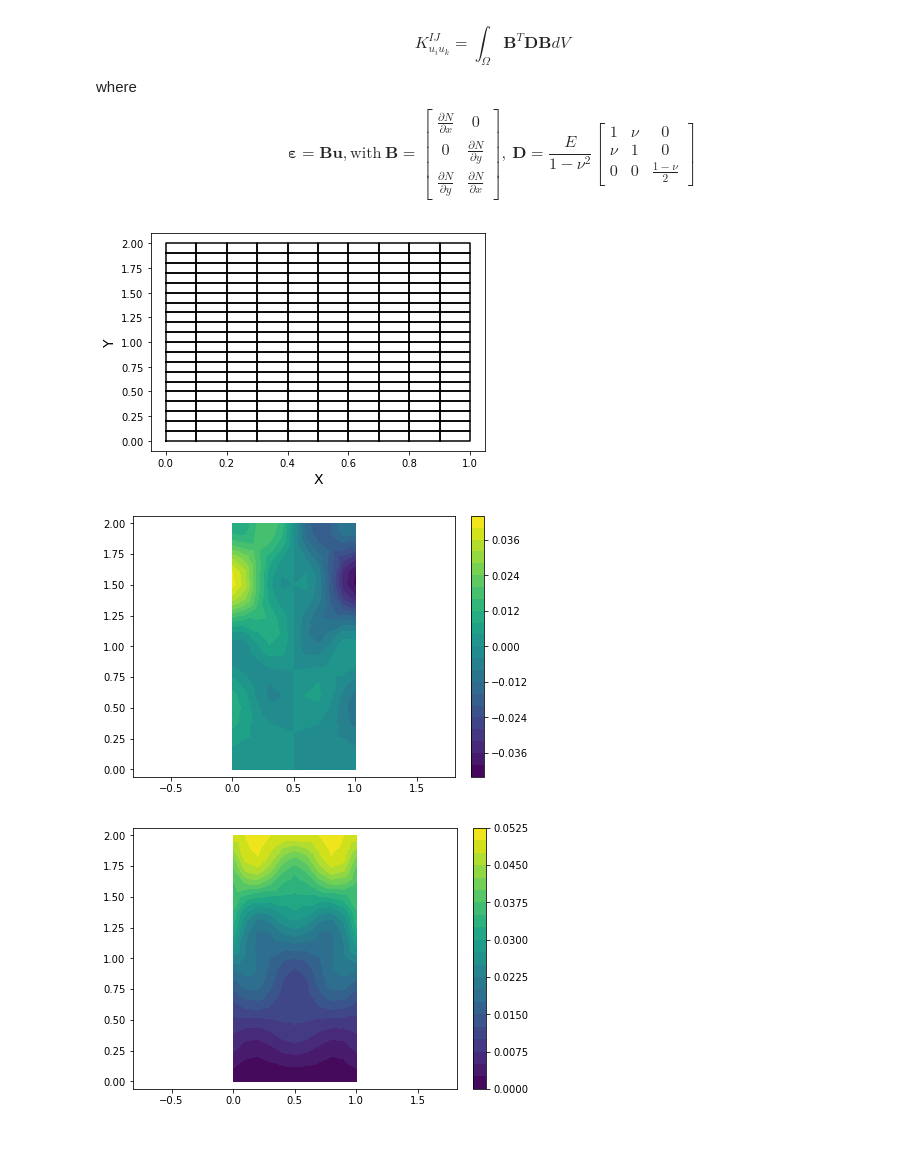
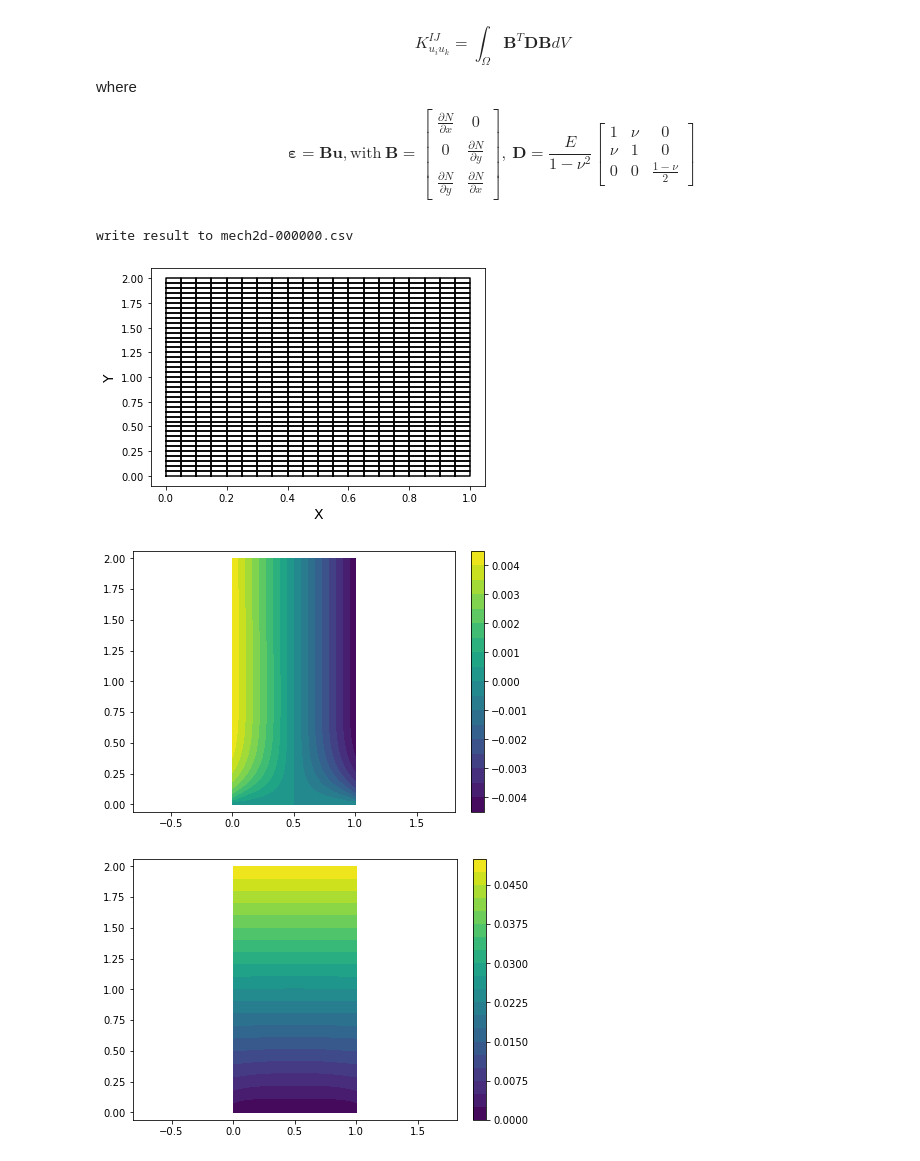
Before and after one commit to MatMechLab/FEMLecture, a Jupyter notebook: 4-LinearElasticity.ipynb, the cells around one changed output. Drawn from its saved outputs; the diff is of its cells as text; code cells hidden in the pictures.

```diff
--- a/4-LinearElasticity.ipynb
+++ b/4-LinearElasticity.ipynb
@@ -179,7 +179,7 @@ E=1.0e9
 nu=0.3
 
 
-mymesh=mesh2d(nx=10,ny=20,xmax=1.0,ymax=2.0,meshtype='quad4')
+mymesh=mesh2d(nx=20,ny=40,xmax=1.0,ymax=2.0,meshtype='quad4')
 mymesh.createmesh()
 mymesh.plotmesh()
 
@@ -204,14 +204,13 @@ D[2,2]=0.5*E*(1-nu)/(1-nu**2)
 # do element loop
 for e in range(mymesh.elements):
     elconn=mymesh.elementconn[e,:]
-    x=mymesh.nodecoords[elconn,0]
-    y=mymesh.nodecoords[elconn,1]
+    nodes=mymesh.nodecoords[elconn,:]
     for gp in range(gpoints.ngp2):
         xi =gpoints.gpcoords[gp,1]
         eta=gpoints.gpcoords[gp,2]
         w  =gpoints.gpcoords[gp,0]
 
-        shp_val,shp_grad,j=shp.calc(xi,eta,x,y)
+        shp_val,shp_grad,j=shp.calc(xi,eta,nodes[:,0],nodes[:,1])
         JxW=j*w
         for i in range(mymesh.nodesperelement):
             B[0,0]=shp_grad[i,0]
@@ -220,46 +219,53 @@ for e in range(mymesh.elements):
             B[2,1]=shp_grad[i,0]
             iInd=elconn[i]
             for j in range(mymesh.nodesperelement):
-                Bt[0,1]=shp_grad[j,0];Bt[0,2]=shp_grad[j,1]
+                Bt[0,0]=shp_grad[j,0];Bt[0,2]=shp_grad[j,1]
                 Bt[1,1]=shp_grad[j,1];Bt[1,2]=shp_grad[j,0]
                 C=np.dot(Bt,np.dot(D,B)) # C=Bt*D*B==> 2x2 matrix
                 jInd=elconn[j]
                 # K_ux,ux
                 K[2*iInd+0,2*jInd+0]+=C[0,0]*JxW
                 # K_ux,uy
                 K[2*iInd+0,2*jInd+1]+=C[0,1]*JxW
                 # K_uy,ux
                 K[2*iInd+1,2*jInd+0]+=C[1,0]*JxW
                 # K_uy,uy
                 K[2*iInd+1,2*jInd+1]+=C[1,1]*JxW
 #########################################
 Penalty=1.0e16
 
 # fix ux=0 for bottom edge
 iInd=mymesh.bcnodeids['bottom']*2
 K[iInd,iInd]+=Penalty
-F[iInd]+=0.0*Penalty
+F[iInd]=0.0
 
 #print(mymesh.bcconn['left']) # for the boundary element on left edge or left side
 
 # fix uy=0 for bottom edge
 iInd=mymesh.bcnodeids['bottom']*2+1
 K[iInd,iInd]+=Penalty
-F[iInd]+=0.0*Penalty
+F[iInd]=0.0
 
 # apply uy=0.05 for top edge
 iInd=mymesh.bcnodeids['top']*2+1
 K[iInd,iInd]+=Penalty
-F[iInd]+=0.05*Penalty
+F[iInd]=0.05*Penalty
 
 disp=np.linalg.solve(K,F)
 
 Plot2D.Contour2D(mymesh,disp[0::2]) # ux
 Plot2D.Contour2D(mymesh,disp[1::2]) # uy
+
+from FEToy.postprocess.Result import ResultIO
+
+result=ResultIO('mech2d')
+
+result.save2csv(mesh=mymesh,solution=disp,varnamelist=['ux','uy'],step=0)
 # %% [output]
+write result to mech2d-000000.csv
-[figure, old version]
+[figure, new version]
-[figure, old version]
+[figure, new version]
-[figure, old version]
+[figure, new version]
 # %%
 # Now we calculate the stress from gauss points to the nodal points
 NodeCount=np.zeros(mymesh.nodes) # for nodal smooth
```
Also changed, not shown: parts of 1 cell of this notebook, 5 other files.
